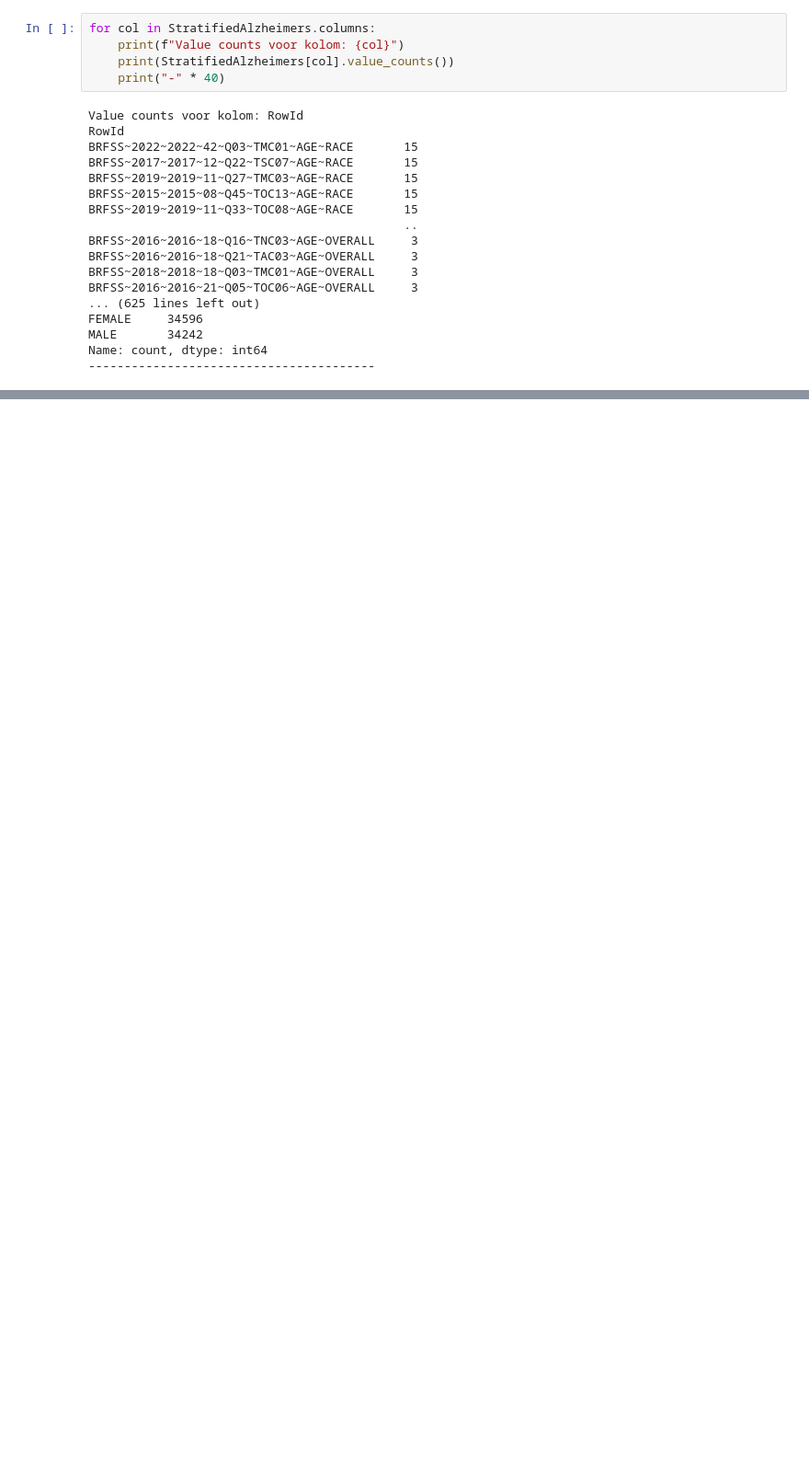
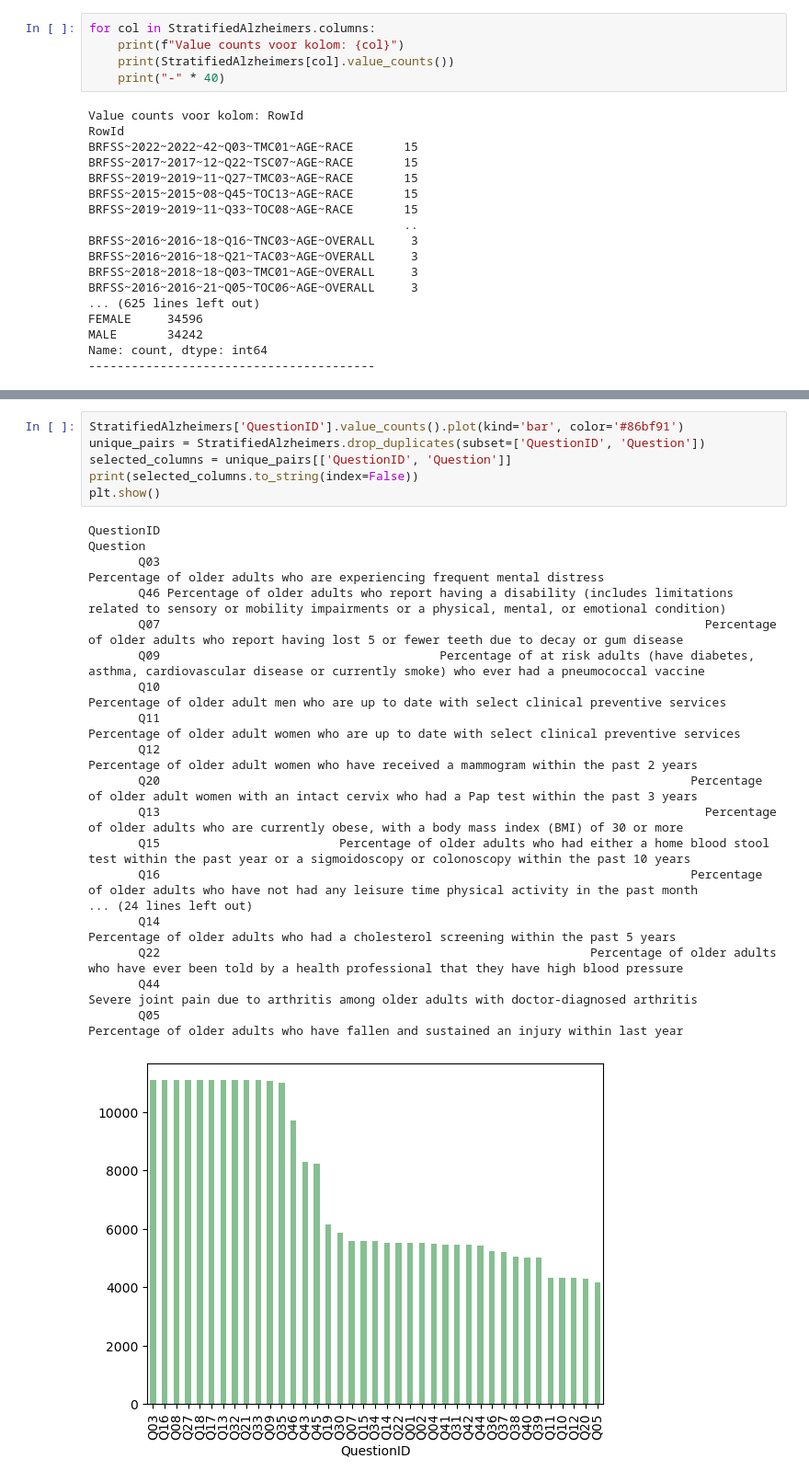
Before and after one commit to SimoneSanne/MSB1015-SV, a Jupyter notebook: Dataset 2 Stratified Alzheimer.ipynb, the cells around one changed output, grey strips where cells are left out. Shown at 92% size. Drawn from its saved outputs; the diff is of its cells as text; blank space fills up the shorter version.

```diff
--- a/Dataset 2 Stratified Alzheimer.ipynb
+++ b/Dataset 2 Stratified Alzheimer.ipynb
@@ -133,0 +182,25 @@ Name: count, dtype: int64
+# %%
+StratifiedAlzheimers['QuestionID'].value_counts().plot(kind='bar', color='#86bf91')
+unique_pairs = StratifiedAlzheimers.drop_duplicates(subset=['QuestionID', 'Question'])
+selected_columns = unique_pairs[['QuestionID', 'Question']]
+print(selected_columns.to_string(index=False))
+plt.show()
+# %% [output]
+QuestionID                                                                                                                                                                  Question
+       Q03                                                                                                  Percentage of older adults who are experiencing frequent mental distress
+       Q46 Percentage of older adults who report having a disability (includes limitations related to sensory or mobility impairments or a physical, mental, or emotional condition)
+       Q07                                                                            Percentage of older adults who report having lost 5 or fewer teeth due to decay or gum disease
+       Q09                                       Percentage of at risk adults (have diabetes, asthma, cardiovascular disease or currently smoke) who ever had a pneumococcal vaccine
+       Q10                                                                                 Percentage of older adult men who are up to date with select clinical preventive services
+       Q11                                                                               Percentage of older adult women who are up to date with select clinical preventive services
+       Q12                                                                                     Percentage of older adult women who have received a mammogram within the past 2 years
+       Q20                                                                          Percentage of older adult women with an intact cervix who had a Pap test within the past 3 years
+       Q13                                                                            Percentage of older adults who are currently obese, with a body mass index (BMI) of 30 or more
+       Q15                         Percentage of older adults who had either a home blood stool test within the past year or a sigmoidoscopy or colonoscopy within the past 10 years
+       Q16                                                                          Percentage of older adults who have not had any leisure time physical activity in the past month
+... (24 lines left out)
+       Q14                                                                                        Percentage of older adults who had a cholesterol screening within the past 5 years
+       Q22                                                            Percentage of older adults who have ever been told by a health professional that they have high blood pressure
+       Q44                                                                                     Severe joint pain due to arthritis among older adults with doctor-diagnosed arthritis
+       Q05                                                                                       Percentage of older adults who have fallen and sustained an injury within last year
+[figure, added]
```
Also changed, not shown: parts of 6 cells of this notebook.
